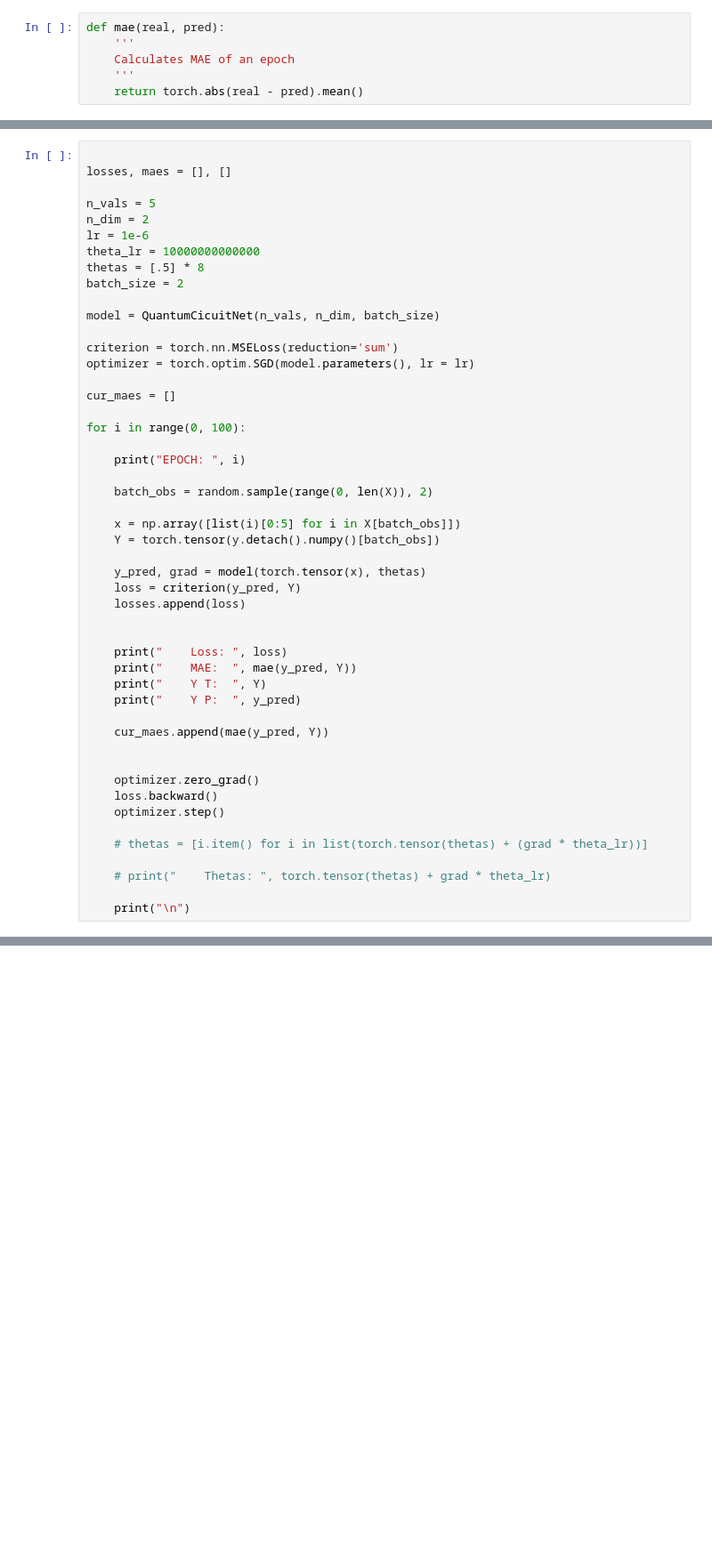
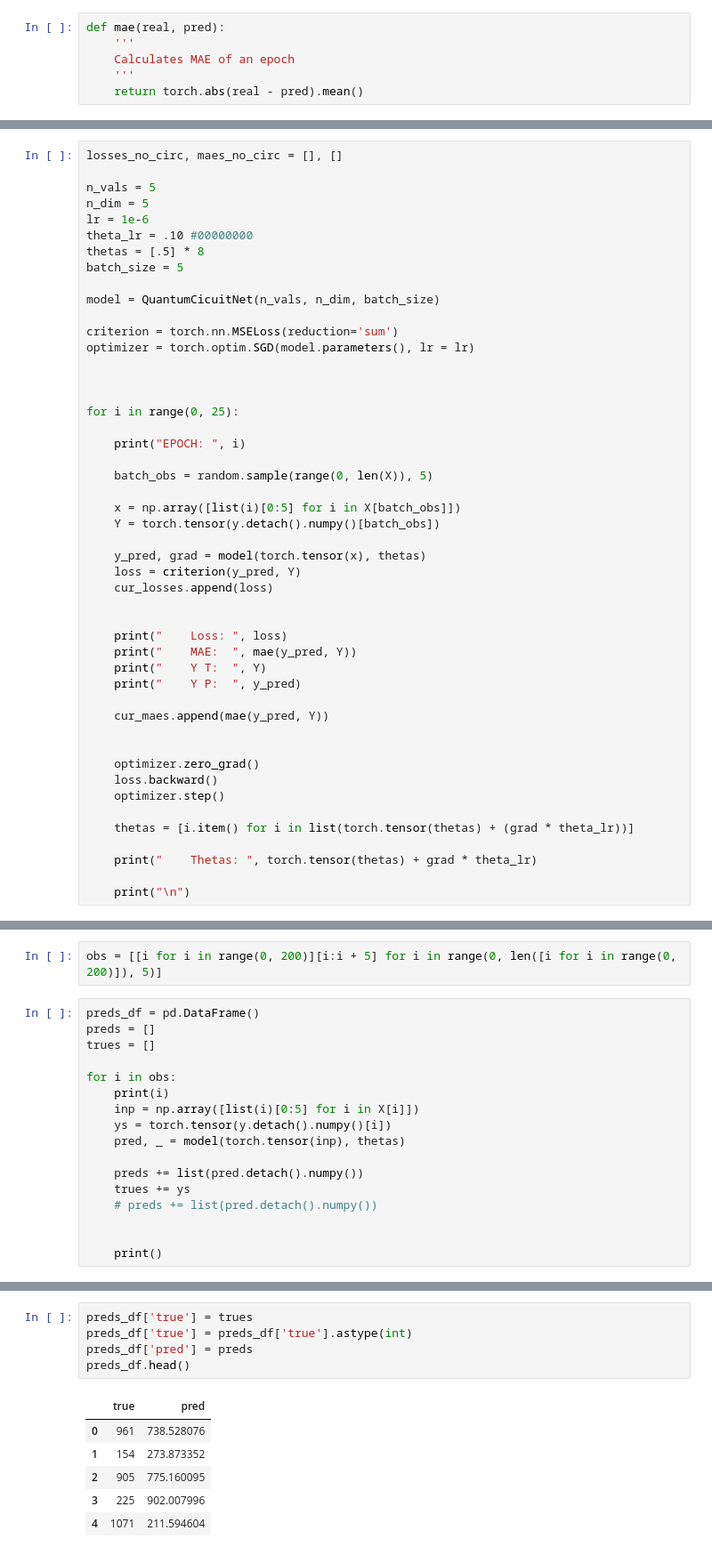
Before and after one commit to heatherbaier/qcl, a Jupyter notebook: circuit_learning_batching_right_grad.ipynb, the cells around one changed output, grey strips where cells are left out. Shown: that part at 89% size. Saved outputs shown, nothing was run; the diff lists cells and outputs as text; blank space fills up the shorter version.

```diff
--- a/circuit_learning_batching_right_grad.ipynb
+++ b/circuit_learning_batching_right_grad.ipynb
@@ -192,33 +236,32 @@ def mae(real, pred):
 # %%
-
-losses, maes = [], []
+losses_no_circ, maes_no_circ = [], []
 
 n_vals = 5
-n_dim = 2
+n_dim = 5
 lr = 1e-6
-theta_lr = 10000000000000
+theta_lr = .10 #00000000
 thetas = [.5] * 8
-batch_size = 2
+batch_size = 5
 
 model = QuantumCicuitNet(n_vals, n_dim, batch_size)
 
 criterion = torch.nn.MSELoss(reduction='sum')
 optimizer = torch.optim.SGD(model.parameters(), lr = lr)
 
-cur_maes = []
 
-for i in range(0, 100):
+
+for i in range(0, 25):
 
     print("EPOCH: ", i)
 
-    batch_obs = random.sample(range(0, len(X)), 2)
+    batch_obs = random.sample(range(0, len(X)), 5)
 
     x = np.array([list(i)[0:5] for i in X[batch_obs]])
     Y = torch.tensor(y.detach().numpy()[batch_obs])
 
     y_pred, grad = model(torch.tensor(x), thetas)
     loss = criterion(y_pred, Y)
-    losses.append(loss)
+    cur_losses.append(loss)
 
 
     print("    Loss: ", loss)
@@ -233,9 +276,9 @@ for i in range(0, 100):
     loss.backward()
     optimizer.step()
 
-    # thetas = [i.item() for i in list(torch.tensor(thetas) + (grad * theta_lr))]
+    thetas = [i.item() for i in list(torch.tensor(thetas) + (grad * theta_lr))]
 
-    # print("    Thetas: ", torch.tensor(thetas) + grad * theta_lr)
+    print("    Thetas: ", torch.tensor(thetas) + grad * theta_lr)
 
     print("\n")
 # %% [output]
@@ -290,0 +313,19 @@ Text(0.5, 1.0, 'Losses w/o circuit')
+# %%
+obs = [[i for i in range(0, 200)][i:i + 5] for i in range(0, len([i for i in range(0, 200)]), 5)]
+# %%
+preds_df = pd.DataFrame()
+preds = []
+trues = []
+
+for i in obs:
+    print(i)
+    inp = np.array([list(i)[0:5] for i in X[i]])
+    ys = torch.tensor(y.detach().numpy()[i])
+    pred, _ = model(torch.tensor(inp), thetas)
+
+    preds += list(pred.detach().numpy())
+    trues += ys
+    # preds += list(pred.detach().numpy())
+
+
+    print()
@@ -290,0 +367,12 @@ Text(0.5, 1.0, 'Losses w/o circuit')
+# %%
+preds_df['true'] = trues
+preds_df['true'] = preds_df['true'].astype(int)
+preds_df['pred'] = preds
+preds_df.head()
+# %% [output]
+|  | true | pred |
+| 0 | 961 | 738.528076 |
+| 1 | 154 | 273.873352 |
+| 2 | 905 | 775.160095 |
+| 3 | 225 | 902.007996 |
+| 4 | 1071 | 211.594604 |
```
Also changed, not shown: parts of 24 cells of this notebook, 1 other file.
